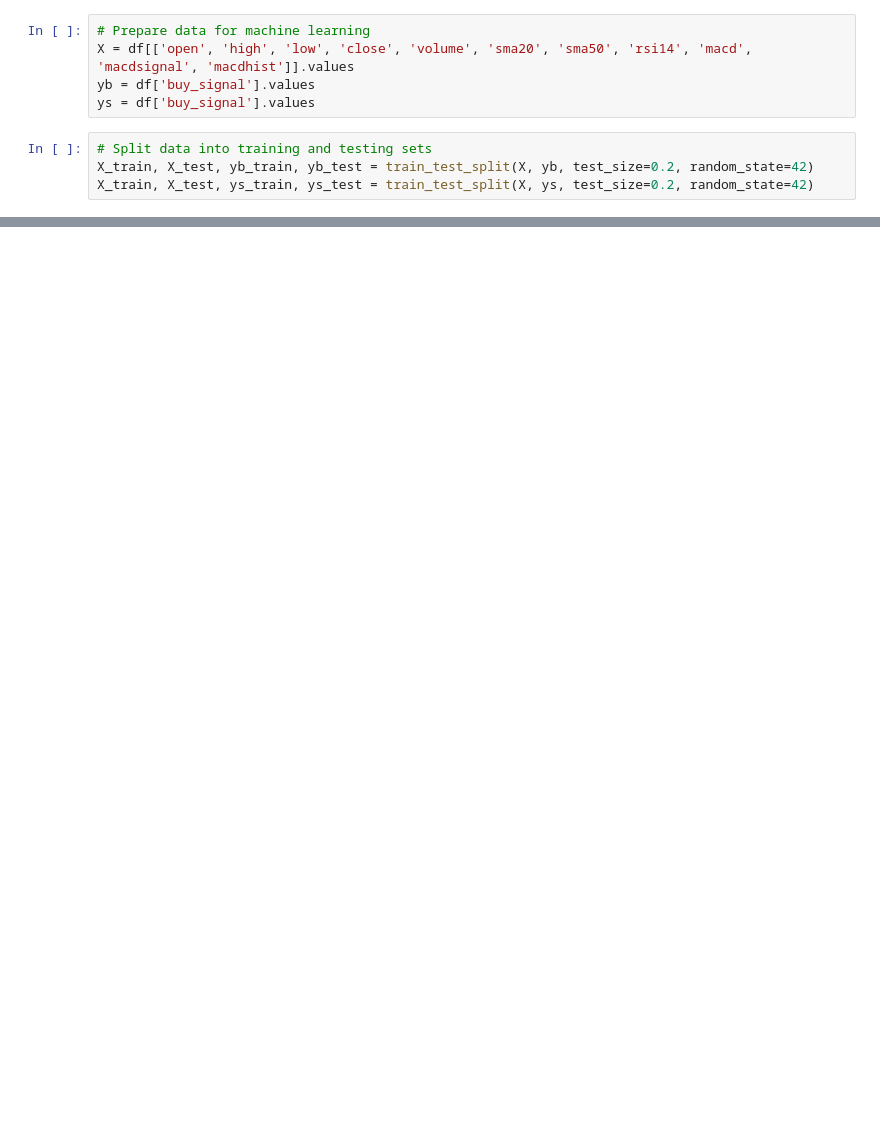
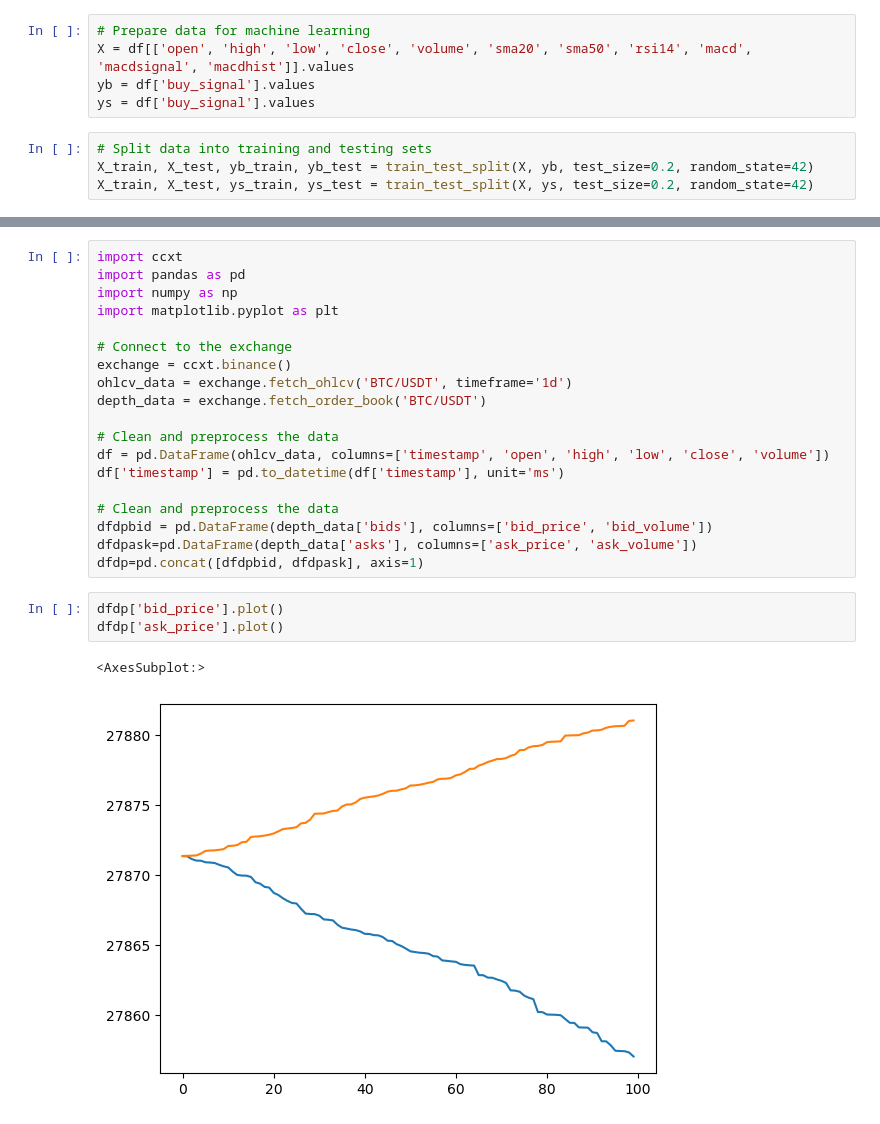
Before and after one commit to mehdijac/ccxtbinance, a Jupyter notebook: Event-Driven-Strategy-Trading/MLsignals.ipynb, the cells around one changed output, grey strips where cells are left out. Saved outputs shown, nothing was run; the diff lists cells and outputs as text; blank space fills up the shorter version.

```diff
--- a/Event-Driven-Strategy-Trading/MLsignals.ipynb
+++ b/Event-Driven-Strategy-Trading/MLsignals.ipynb
@@ -101,0 +102,25 @@ plt.plot(ys)
+# %%
+import ccxt
+import pandas as pd
+import numpy as np
+import matplotlib.pyplot as plt
+
+# Connect to the exchange
+exchange = ccxt.binance()
+ohlcv_data = exchange.fetch_ohlcv('BTC/USDT', timeframe='1d')
+depth_data = exchange.fetch_order_book('BTC/USDT')
+
+# Clean and preprocess the data
+df = pd.DataFrame(ohlcv_data, columns=['timestamp', 'open', 'high', 'low', 'close', 'volume'])
+df['timestamp'] = pd.to_datetime(df['timestamp'], unit='ms')
+
+# Clean and preprocess the data
+dfdpbid = pd.DataFrame(depth_data['bids'], columns=['bid_price', 'bid_volume'])
+dfdpask=pd.DataFrame(depth_data['asks'], columns=['ask_price', 'ask_volume'])
+dfdp=pd.concat([dfdpbid, dfdpask], axis=1)
+# %%
+dfdp['bid_price'].plot()
+dfdp['ask_price'].plot()
+# %% [output]
+<AxesSubplot:>
+[figure, added]
```
Also changed, not shown: parts of 7 cells of this notebook, 2 other files.
